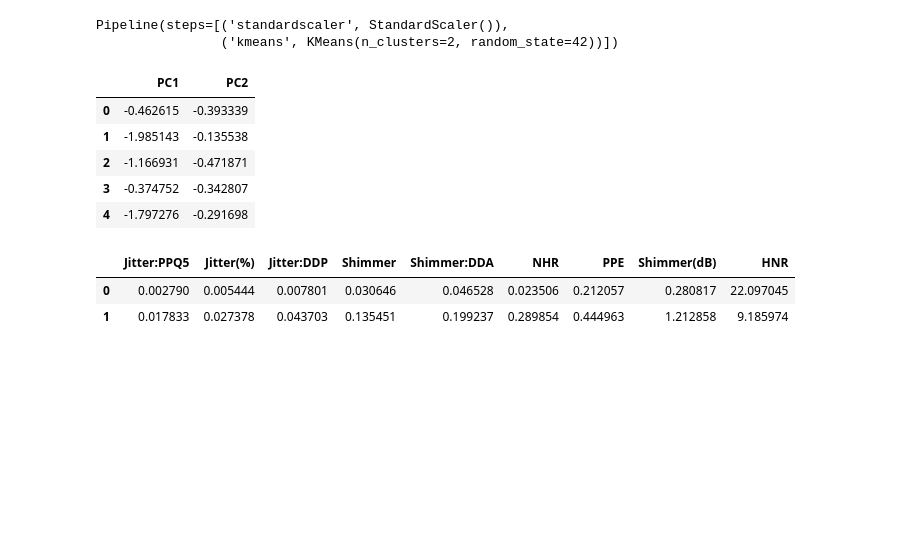
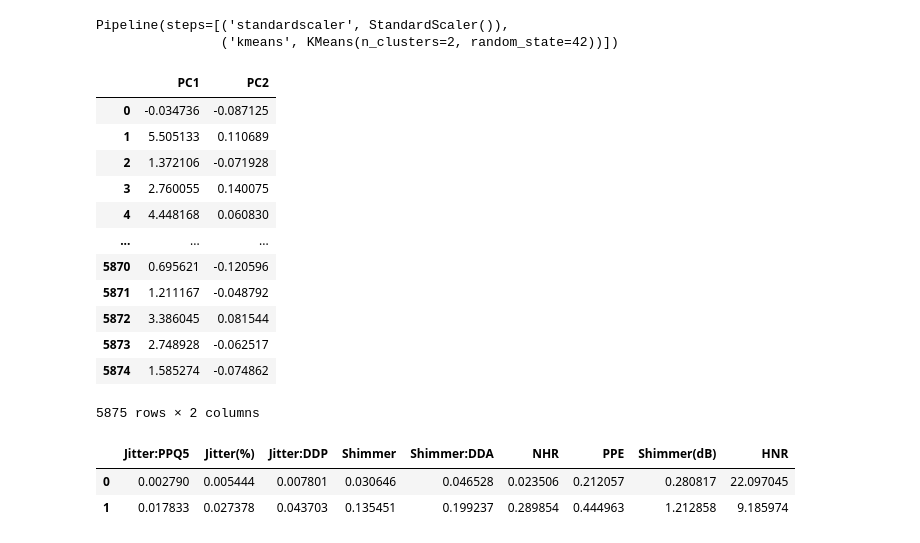
Before and after one commit to Vhickyem/Parkinson-s-Disease-Telemonitoring---Clustering-Analysis, a Jupyter notebook: Code.ipynb, the cells around one changed output. Saved outputs shown, nothing was run; the diff lists cells and outputs as text; code cells hidden in the pictures; blank space fills up the shorter version.

```diff
--- a/Code.ipynb
+++ b/Code.ipynb
@@ -419,20 +419,27 @@ Pipeline(steps=[('standardscaler', StandardScaler()),
                 ('kmeans', KMeans(n_clusters=2, random_state=42))])
 # %%
 # Apply PCA
-# Scale the data
-X_scaled = StandardScaler().fit_transform(X)
+# # Scale the data
+# X_scaled = StandardScaler().fit_transform(X)
 
 pca = PCA(n_components=2)
-X_pca = pca.fit_transform(X_scaled)
+X_pca = pca.fit_transform(X)
 voice_pca = pd.DataFrame(X_pca, columns=["PC1", "PC2"])
-voice_pca.head()
+voice_pca
 # %% [output]
 |  | PC1 | PC2 |
-| 0 | -0.462615 | -0.393339 |
-| 1 | -1.985143 | -0.135538 |
-| 2 | -1.166931 | -0.471871 |
-| 3 | -0.374752 | -0.342807 |
-| 4 | -1.797276 | -0.291698 |
+| 0 | -0.034736 | -0.087125 |
+| 1 | 5.505133 | 0.110689 |
+| 2 | 1.372106 | -0.071928 |
+| 3 | 2.760055 | 0.140075 |
+| 4 | 4.448168 | 0.060830 |
+| ... | ... | ... |
+| 5870 | 0.695621 | -0.120596 |
+| 5871 | 1.211167 | -0.048792 |
+| 5872 | 3.386045 | 0.081544 |
+| 5873 | 2.748928 | -0.062517 |
+| 5874 | 1.585274 | -0.074862 |
+5875 rows × 2 columns
 # %%
 # Plot the PCA
 px.scatter(
```
Also changed, not shown: parts of 2 cells of this notebook, 1 other file.
